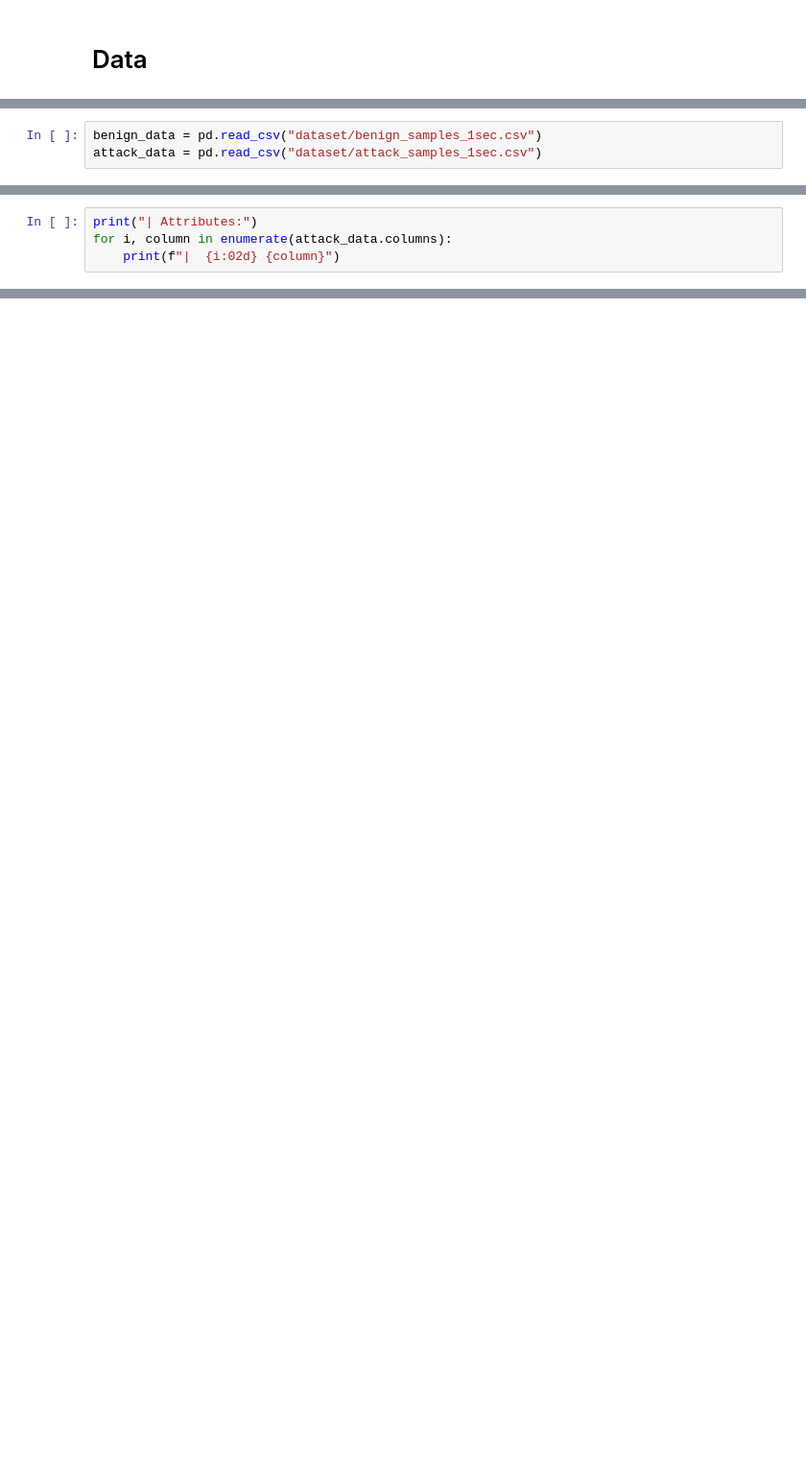
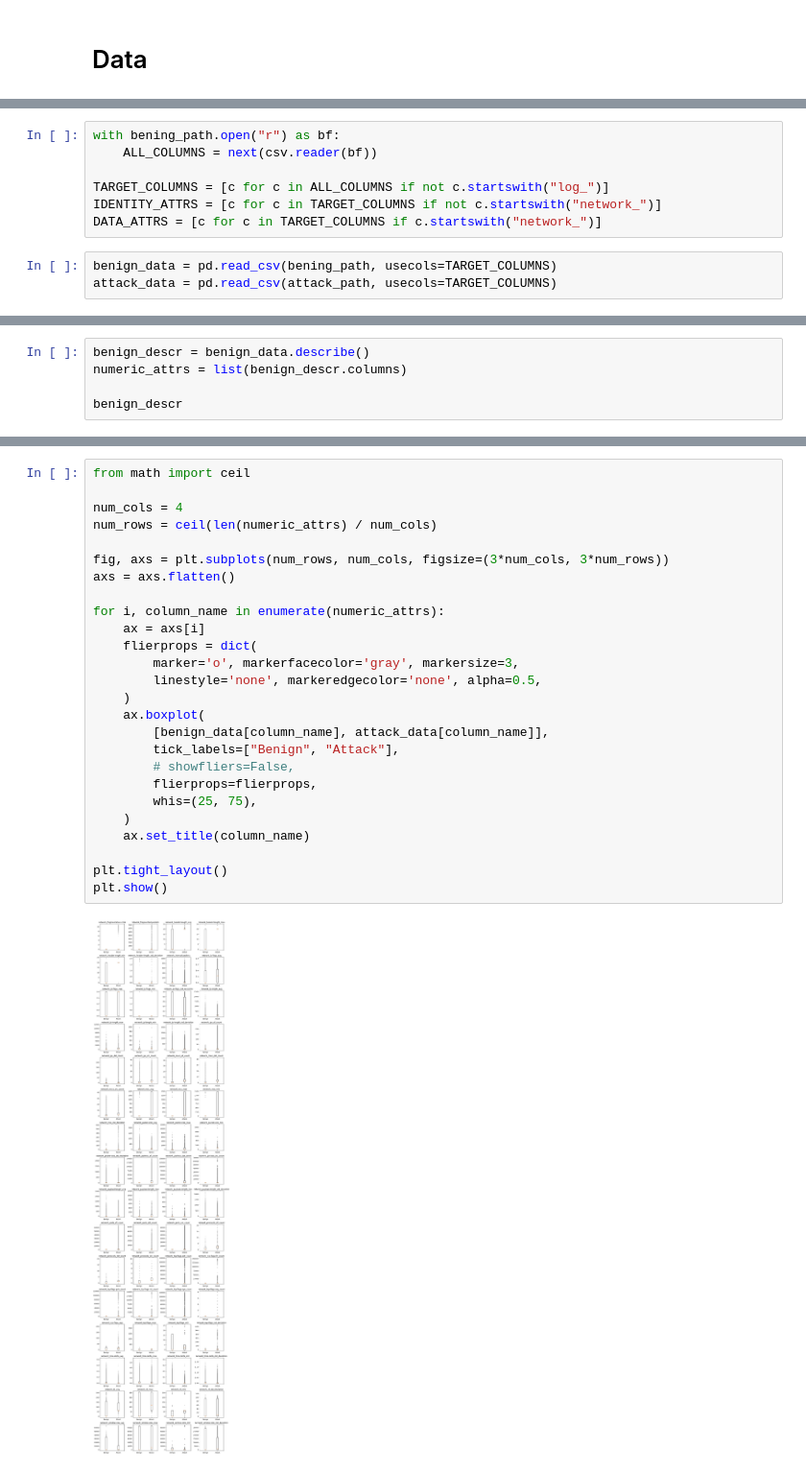
Before and after one commit to nelioasousa/iiot_threat_detec, a Jupyter notebook: datasense/exploration.ipynb, the cells around one changed output, grey strips where cells are left out. Shown at 96% size. Saved outputs shown, nothing was run; the diff lists cells and outputs as text; blank space fills up the shorter version.

Commit message:
Remove log attrs and explore numeric attrs

```diff
--- a/datasense/exploration.ipynb
+++ b/datasense/exploration.ipynb
@@ -5,3 +11,10 @@ import pandas as pd
+# %%
+with bening_path.open("r") as bf:
+    ALL_COLUMNS = next(csv.reader(bf))
+
+TARGET_COLUMNS = [c for c in ALL_COLUMNS if not c.startswith("log_")]
+IDENTITY_ATTRS = [c for c in TARGET_COLUMNS if not c.startswith("network_")]
+DATA_ATTRS = [c for c in TARGET_COLUMNS if c.startswith("network_")]
 # %%
-benign_data = pd.read_csv("dataset/benign_samples_1sec.csv")
-attack_data = pd.read_csv("dataset/attack_samples_1sec.csv")
+benign_data = pd.read_csv(bening_path, usecols=TARGET_COLUMNS)
+attack_data = pd.read_csv(attack_path, usecols=TARGET_COLUMNS)
@@ -27,0 +43,5 @@ memory usage: 98.1 MB
+# %%
+benign_descr = benign_data.describe()
+numeric_attrs = list(benign_descr.columns)
+
+benign_descr
@@ -48,4 +80,0 @@ memory usage: 64.8 MB
-# %%
-print("| Attributes:")
-for i, column in enumerate(attack_data.columns):
-    print(f"|  {i:02d} {column}")
@@ -69,0 +101,28 @@ for i, column in enumerate(attack_data.columns):
+# %%
+from math import ceil
+
+num_cols = 4
+num_rows = ceil(len(numeric_attrs) / num_cols)
+
+fig, axs = plt.subplots(num_rows, num_cols, figsize=(3*num_cols, 3*num_rows))
+axs = axs.flatten()
+
+for i, column_name in enumerate(numeric_attrs):
+    ax = axs[i]
+    flierprops = dict(
+        marker='o', markerfacecolor='gray', markersize=3,
+        linestyle='none', markeredgecolor='none', alpha=0.5,
+    )
+    ax.boxplot(
+        [benign_data[column_name], attack_data[column_name]],
+        tick_labels=["Benign", "Attack"],
+        # showfliers=False,
+        flierprops=flierprops,
+        whis=(25, 75),
+    )
+    ax.set_title(column_name)
+
+plt.tight_layout()
+plt.show()
+# %% [output]
+[figure, added]
```
Also changed, not shown: parts of 12 cells of this notebook.
